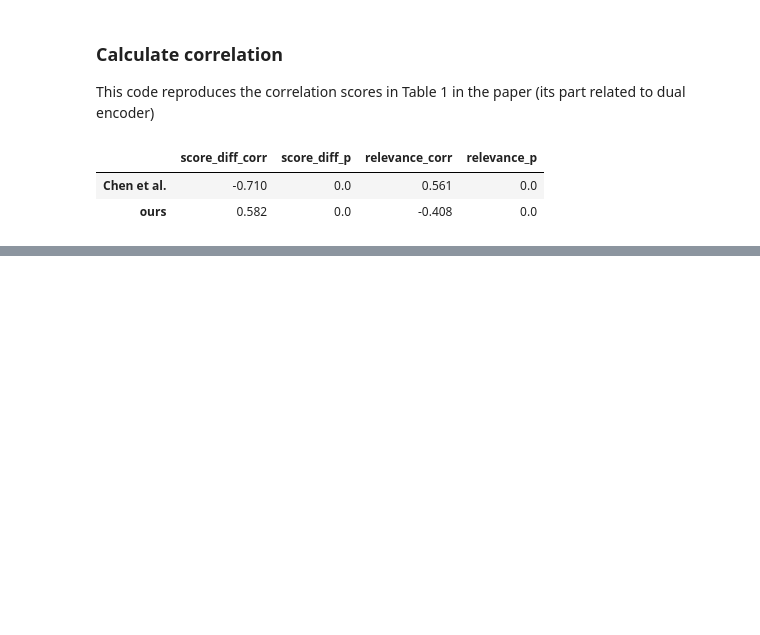
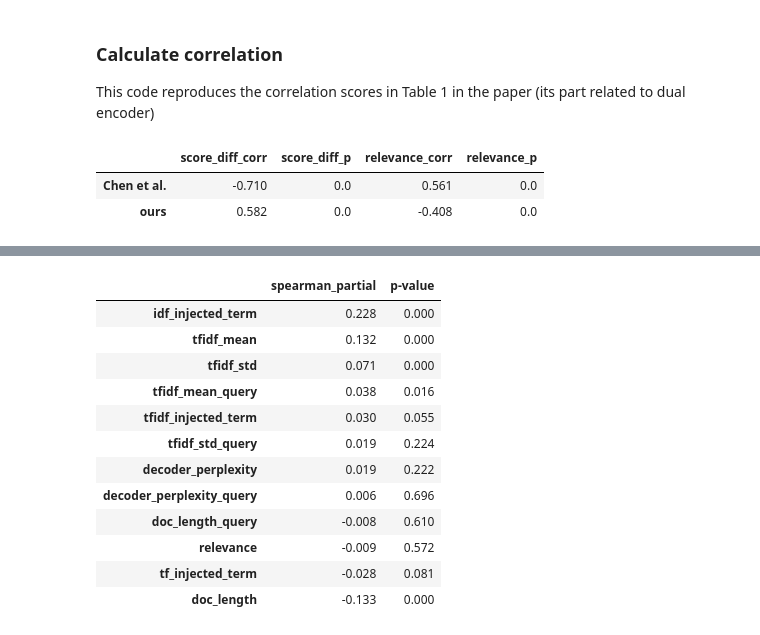
Before and after one commit to polgrisha/best-practices-ir-patching, a Jupyter notebook: notebooks/cross_encoder_correlation_analysis_TFC1.ipynb, the cells around one changed output, grey strips where cells are left out. Cells and saved outputs as stored; diff of their text form; code cells hidden in the pictures; blank space fills up the shorter version.

Commit message:
Add correlation scores calculation

```diff
--- a/notebooks/cross_encoder_correlation_analysis_TFC1.ipynb
+++ b/notebooks/cross_encoder_correlation_analysis_TFC1.ipynb
@@ -180,0 +185,21 @@ pd.DataFrame(correlation_scores).T.round(3)
+# %%
+features = ['score_delta', 'relevance', 'doc_length', 'doc_length_query', 'tfidf_injected_term', 'idf_injected_term', 'tf_injected_term', 'tfidf_mean', 'tfidf_std', 'doc_length', 'decoder_perplexity',
+            'tfidf_mean_query', 'tfidf_std_query', 'doc_length_query', 'decoder_perplexity_query']
+
+target_feature = 'patching_effect_absolute_mean'
+# %%
+output_partial_correlations(features, target_feature, query_doc_pairs, features_to_control=['score_delta']).T.sort_values('spearman_partial', ascending=False)
+# %% [output]
+|  | spearman_partial | p-value |
+| idf_injected_term | 0.228 | 0.000 |
+| tfidf_mean | 0.132 | 0.000 |
+| tfidf_std | 0.071 | 0.000 |
+| tfidf_mean_query | 0.038 | 0.016 |
+| tfidf_injected_term | 0.030 | 0.055 |
+| tfidf_std_query | 0.019 | 0.224 |
+| decoder_perplexity | 0.019 | 0.222 |
+| decoder_perplexity_query | 0.006 | 0.696 |
+| doc_length_query | -0.008 | 0.610 |
+| relevance | -0.009 | 0.572 |
+| tf_injected_term | -0.028 | 0.081 |
+| doc_length | -0.133 | 0.000 |
```
Also changed, not shown: parts of 3 cells of this notebook, 4 other files.
